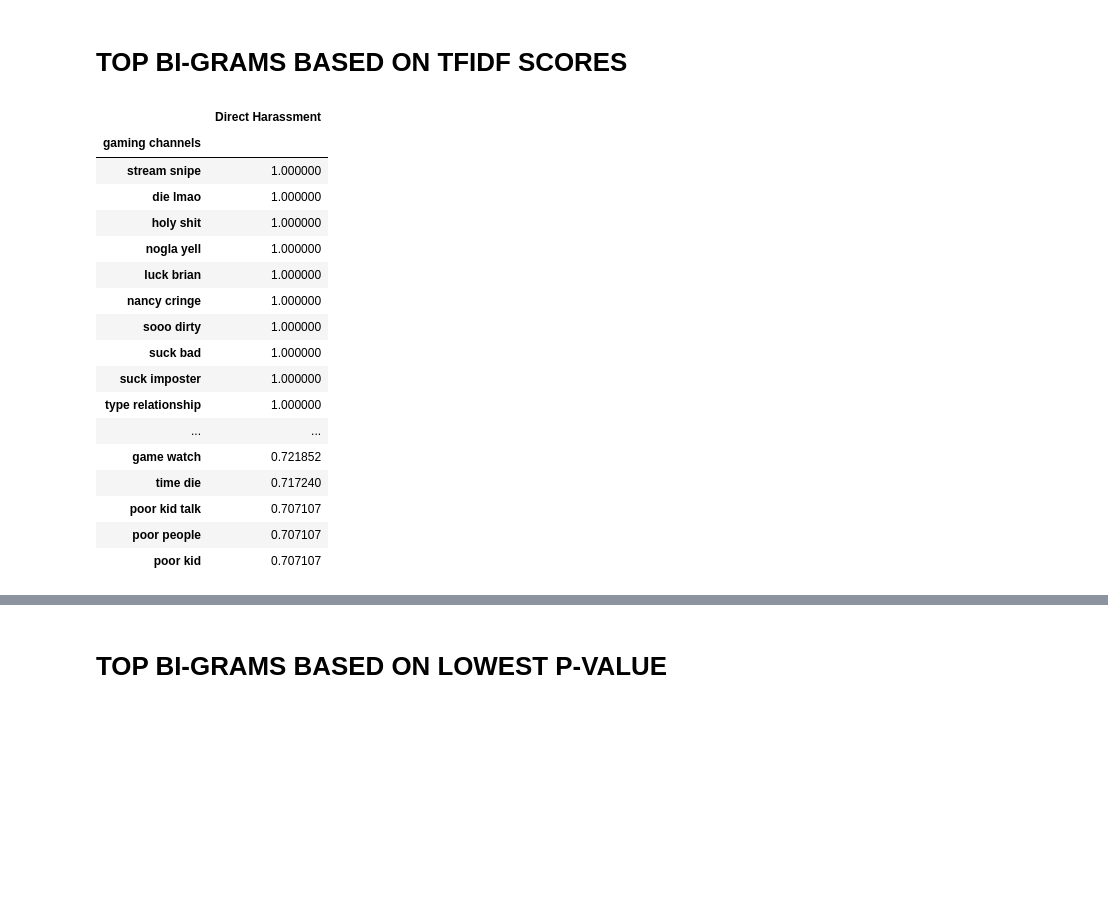
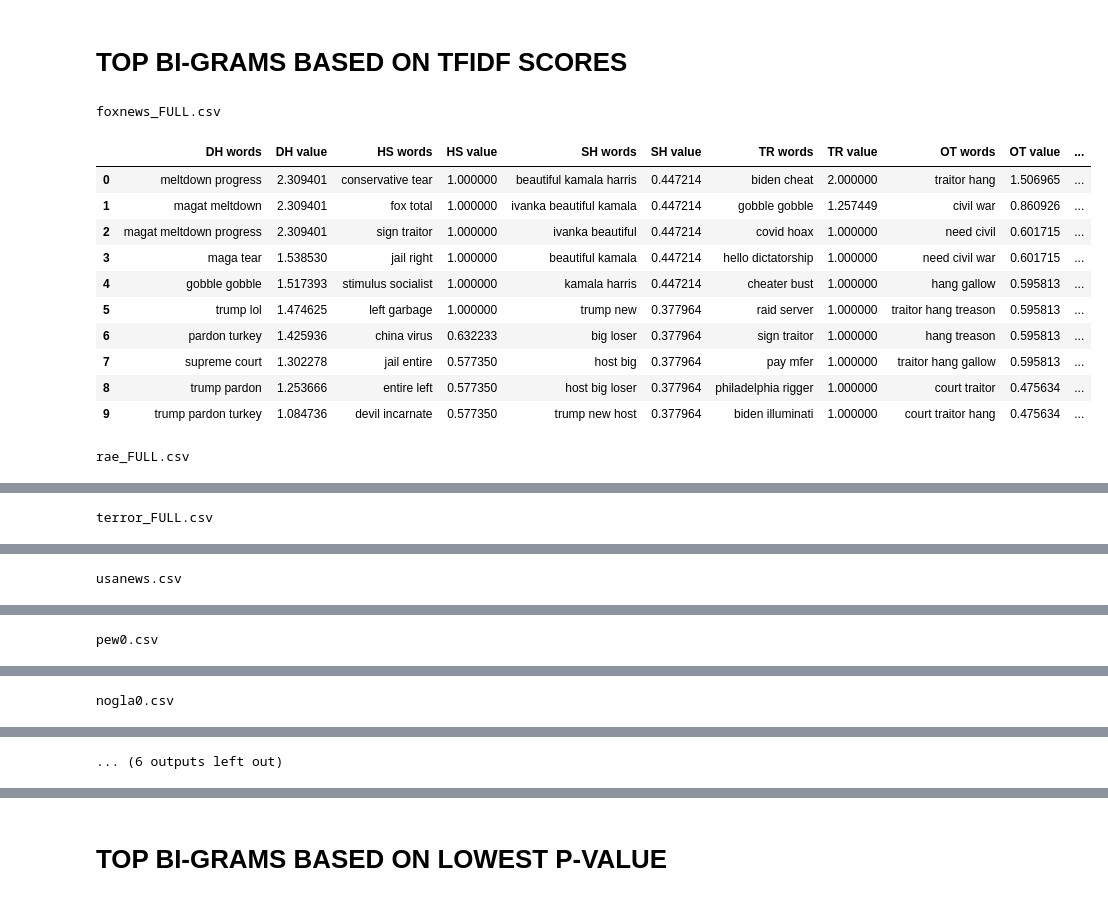
Before and after one commit to feebeef/Twitch-Chat-Log-Toxicity-Analysis, a Jupyter notebook: TFIDF-SCORES/TOP_WORDS.ipynb, the cells around one changed output, grey strips where cells are left out. Cells and saved outputs as stored; diff of their text form; code cells hidden in the pictures; blank space fills up the shorter version.

```diff
--- a/TFIDF-SCORES/TOP_WORDS.ipynb
+++ b/TFIDF-SCORES/TOP_WORDS.ipynb
@@ -26,0 +13,16 @@ prefix_p = "pval_"
+# %%
+
+labels = ["Direct Harassment", "Hate Speech","Sexual Harassment","Trolling", "Others", "Toxic"]
+
+batch_files = ['usanews.csv', 'foxnews0.csv', 'foxnews1.csv', 'foxnews2.csv', 'foxnews3.csv',
+                'nogla0.csv','pew0.csv', 'rae0_0.csv',
+                 'rae0_1.csv', 'terror0_0.csv', 'terror0_1.csv']
+
+vid_files = ["foxnews_FULL.csv", "rae_FULL.csv",  "terror_FULL.csv",
+             "usanews.csv" , "pew0.csv", "nogla0.csv", "drdisrespect_FULL.csv"]
+genre_files = ["gaming_channels_GENRE.csv", "news_channel_GENRE.csv" ]
+
+files = []
+files.extend(vid_files)
+files.extend(genre_files)
+print(files)
@@ -28,37 +32,41 @@ prefix_p = "pval_"
 # TOP BI-GRAMS BASED ON TFIDF SCORES
 # %%
 src_folder = "tfidf_scores_WORDS_per_video/"
-dfs = []
-for fn, file in files:
+dest_folder = "tfidf_scores_WORDS_per_video/"
+top_dfs = []
+for file in files:
     vals = {}
     df = pd.read_csv(src_folder+file, index_col = 0)
     features = df.columns.difference(labels)
+    dfs = []
     for label in labels:
         dl = df[df[label] == 1][features]
-        dl = dl.T.sort_values(by=[dl.T.columns[0]], ascending = False).head(20)
-        dl.index.name = fn
-        dl = dl.rename({dl.columns[0]: label}, axis='columns')
-
-        display(dl)
-
+        dl = dl.T.sort_values(by=[dl.T.columns[0]], ascending = False).head(10)
+        dl.index.name = "".join([w[0] for w in label.split()])
+        if label == "Trolling":
+            dl.index.name += "R"
+        elif label == "Toxic":
+            dl.index.name += "X"
+        elif label == "Others":
+            dl.index.name += "T"
+        dl = dl.rename({dl.columns[0]:  dl.index.name + " value"}, axis='columns')
+        dl.index.name += " words"
         dfs.append(dl)
-        #$dl.to_csv(dest_folder+"TOP_TFIDF_"+file)
+    dfs = [d.reset_index(drop=False) for d in dfs]
+    x = pd.concat(dfs, axis=1)
+    display(x.style.set_caption(file))
+    x.to_csv(dest_folder+"TOP_WORDS_"+file)
 # %% [output]
+foxnews_FULL.csv
-|  | Direct Harassment |
-| gaming channels |  |
-| stream snipe | 1.000000 |
-| die lmao | 1.000000 |
-| holy shit | 1.000000 |
-| nogla yell | 1.000000 |
-| luck brian | 1.000000 |
-| nancy cringe | 1.000000 |
-| sooo dirty | 1.000000 |
-| suck bad | 1.000000 |
-| suck imposter | 1.000000 |
-| type relationship | 1.000000 |
-| ... | ... |
-| game watch | 0.721852 |
-| time die | 0.717240 |
-| poor kid talk | 0.707107 |
-| poor people | 0.707107 |
-| poor kid | 0.707107 |
+|  | DH words | DH value | HS words | HS value | SH words | SH value | TR words | TR value | OT words | OT value | ... |
+| 0 | meltdown progress | 2.309401 | conservative tear | 1.000000 | beautiful kamala harris | 0.447214 | biden cheat | 2.000000 | traitor hang | 1.506965 | ... |
+| 1 | magat meltdown | 2.309401 | fox total | 1.000000 | ivanka beautiful kamala | 0.447214 | gobble gobble | 1.257449 | civil war | 0.860926 | ... |
+| 2 | magat meltdown progress | 2.309401 | sign traitor | 1.000000 | ivanka beautiful | 0.447214 | covid hoax | 1.000000 | need civil | 0.601715 | ... |
+| 3 | maga tear | 1.538530 | jail right | 1.000000 | beautiful kamala | 0.447214 | hello dictatorship | 1.000000 | need civil war | 0.601715 | ... |
+| 4 | gobble gobble | 1.517393 | stimulus socialist | 1.000000 | kamala harris | 0.447214 | cheater bust | 1.000000 | hang gallow | 0.595813 | ... |
+| 5 | trump lol | 1.474625 | left garbage | 1.000000 | trump new | 0.377964 | raid server | 1.000000 | traitor hang treason | 0.595813 | ... |
+| 6 | pardon turkey | 1.425936 | china virus | 0.632233 | big loser | 0.377964 | sign traitor | 1.000000 | hang treason | 0.595813 | ... |
+| 7 | supreme court | 1.302278 | jail entire | 0.577350 | host big | 0.377964 | pay mfer | 1.000000 | traitor hang gallow | 0.595813 | ... |
+| 8 | trump pardon | 1.253666 | entire left | 0.577350 | host big loser | 0.377964 | philadelphia rigger | 1.000000 | court traitor | 0.475634 | ... |
+| 9 | trump pardon turkey | 1.084736 | devil incarnate | 0.577350 | trump new host | 0.377964 | biden illuminati | 1.000000 | court traitor hang | 0.475634 | ... |
+rae_FULL.csv
@@ -82,0 +84 @@ for fn, file in files:
+terror_FULL.csv
@@ -100,0 +96 @@ for fn, file in files:
+usanews.csv
@@ -118,0 +108 @@ for fn, file in files:
+pew0.csv
@@ -136,0 +120 @@ for fn, file in files:
+nogla0.csv
@@ -262,0 +132 @@ for fn, file in files:
+... (6 outputs left out)
```
Also changed, not shown: parts of 6 cells of this notebook, 52 other files.
